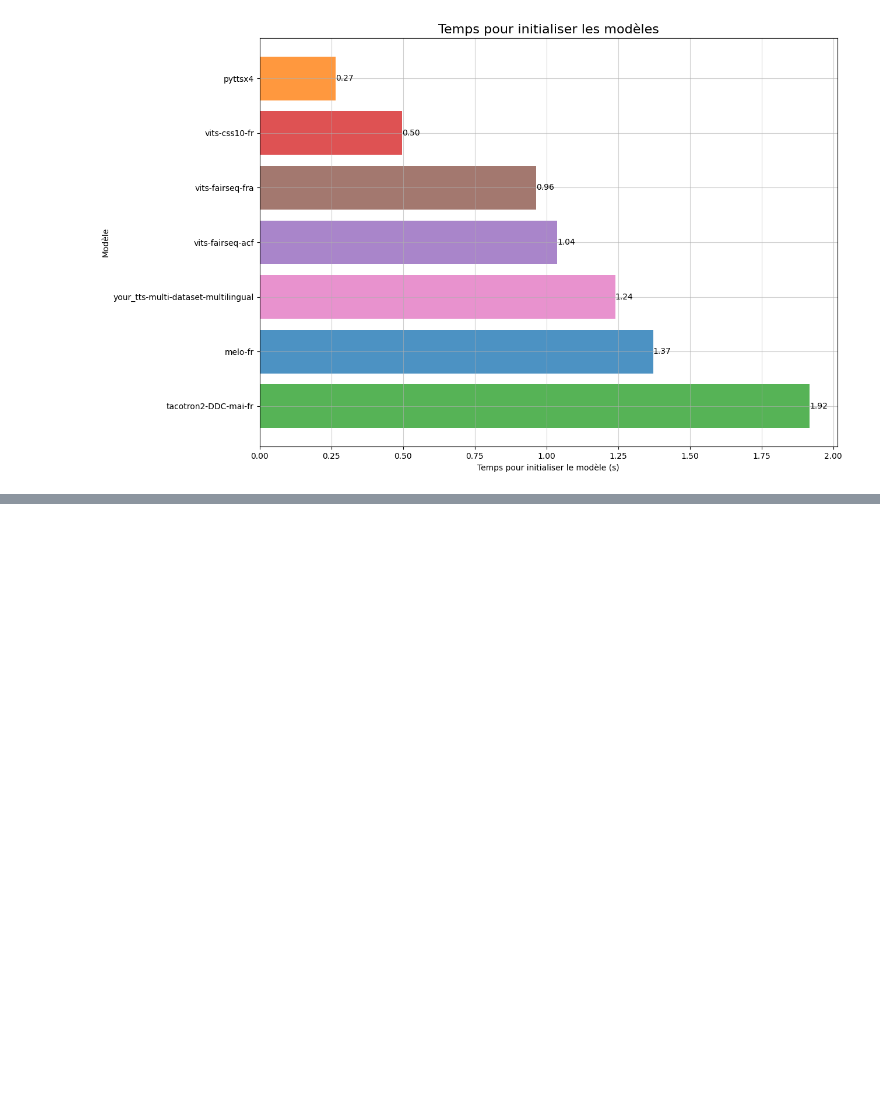
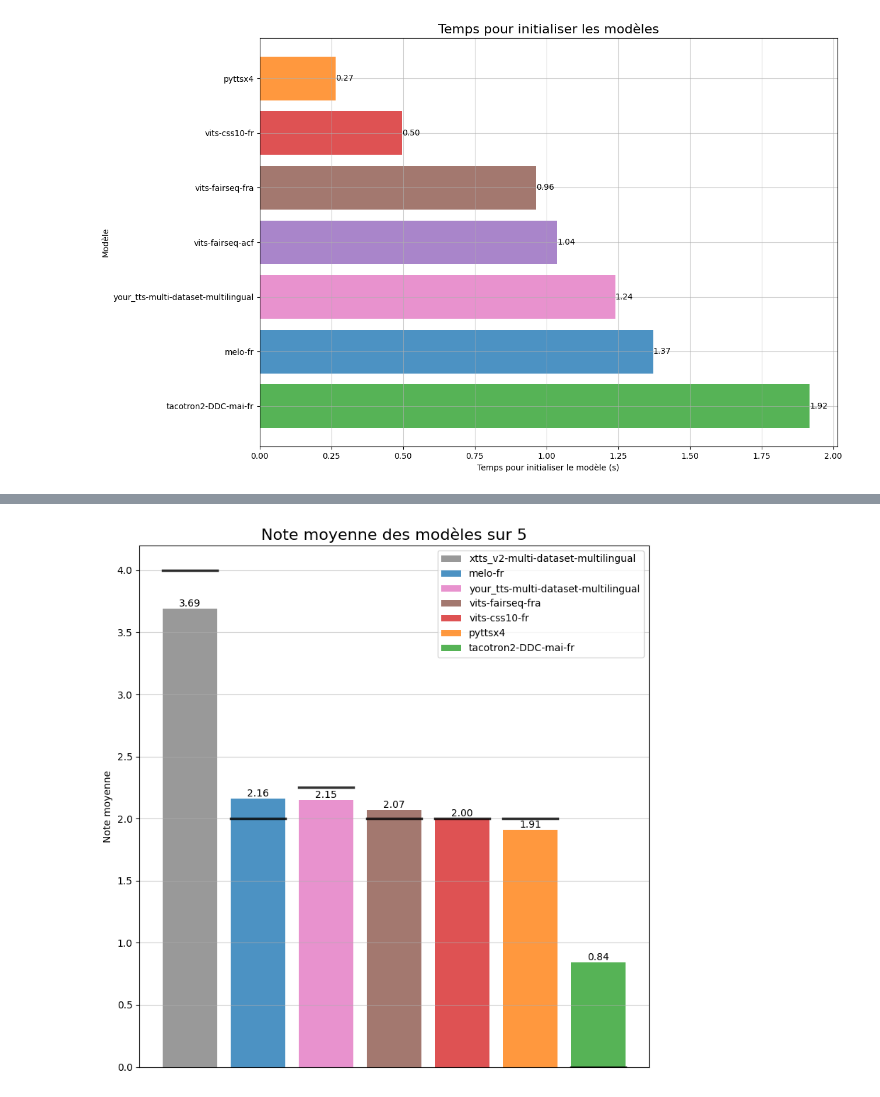
Before and after one commit to eliot-christon/robot-speech-to-speech, a Jupyter notebook: Tools/Evaluation/T3/eval.ipynb, the cells around one changed output, grey strips where cells are left out. Cells and saved outputs as stored; diff of their text form; code cells hidden in the pictures; blank space fills up the shorter version.

```diff
--- a/Tools/Evaluation/T3/eval.ipynb
+++ b/Tools/Evaluation/T3/eval.ipynb
@@ -597,0 +702,19 @@ plt.show()
+# %%
+# get the model name from the audio_model_table
+
+model_formulaire_df = formulaire_df.copy()
+
+# merge audio 2 and 6 as they are the same model into audio 2 (avg), delete audio 6
+model_formulaire_df['Audio 2'] = model_formulaire_df[['Audio 2', 'Audio 6']].mean(axis=1)
+model_formulaire_df = model_formulaire_df.drop(columns=['Audio 6'])
+# same for audio 8 and 9
+model_formulaire_df['Audio 8'] = model_formulaire_df[['Audio 8', 'Audio 9']].mean(axis=1)
+model_formulaire_df = model_formulaire_df.drop(columns=['Audio 9'])
+
+# drop columns not in table
+model_formulaire_df = model_formulaire_df.drop(columns=[col for col in model_formulaire_df.columns if col not in audio_model_table])
+
+# replace the audio name by the model name
+model_formulaire_df.columns = [audio_model_table[col] for col in model_formulaire_df.columns]
+
+model_formulaire_df.head()
@@ -597,0 +728,34 @@ plt.show()
+# %%
+# histogram of the mean score per audio
+mean_scores = model_formulaire_df.mean()
+# sort by descending order
+mean_scores = mean_scores.sort_values(ascending=False)
+labels = mean_scores.index
+values = mean_scores.values
+
+if FRENCH:
+    title = 'Note moyenne des modèles sur 5'
+    xlabel = None
+    ylabel = 'Note moyenne'
+else:
+    title = 'Mean score of the models out of 5'
+    xlabel = None
+    ylabel = 'Mean score'
+
+plot_pretty_histogram(values, labels, title, xlabel, ylabel, labels_in_legend=True)
+
+median_scores = model_formulaire_df.median()
+# re order the median scores like the mean scores
+median_scores = median_scores[mean_scores.index]
+# plot a floating line for the median
+for i, value in enumerate(median_scores):
+    if labels[i] in colors:
+        color = colors[labels[i]]
+    else:
+        color = 'grey'
+    plt.plot([i-0.4, i+0.4], [value, value], color='k', alpha=0.8, linewidth=2.5, linestyle='-')
+
+plt.savefig('plots/mean_score_of_the_models.png')
+plt.show()
+# %% [output]
+[figure, added]
```
Also changed, not shown: parts of 6 cells of this notebook, 2 other files.
